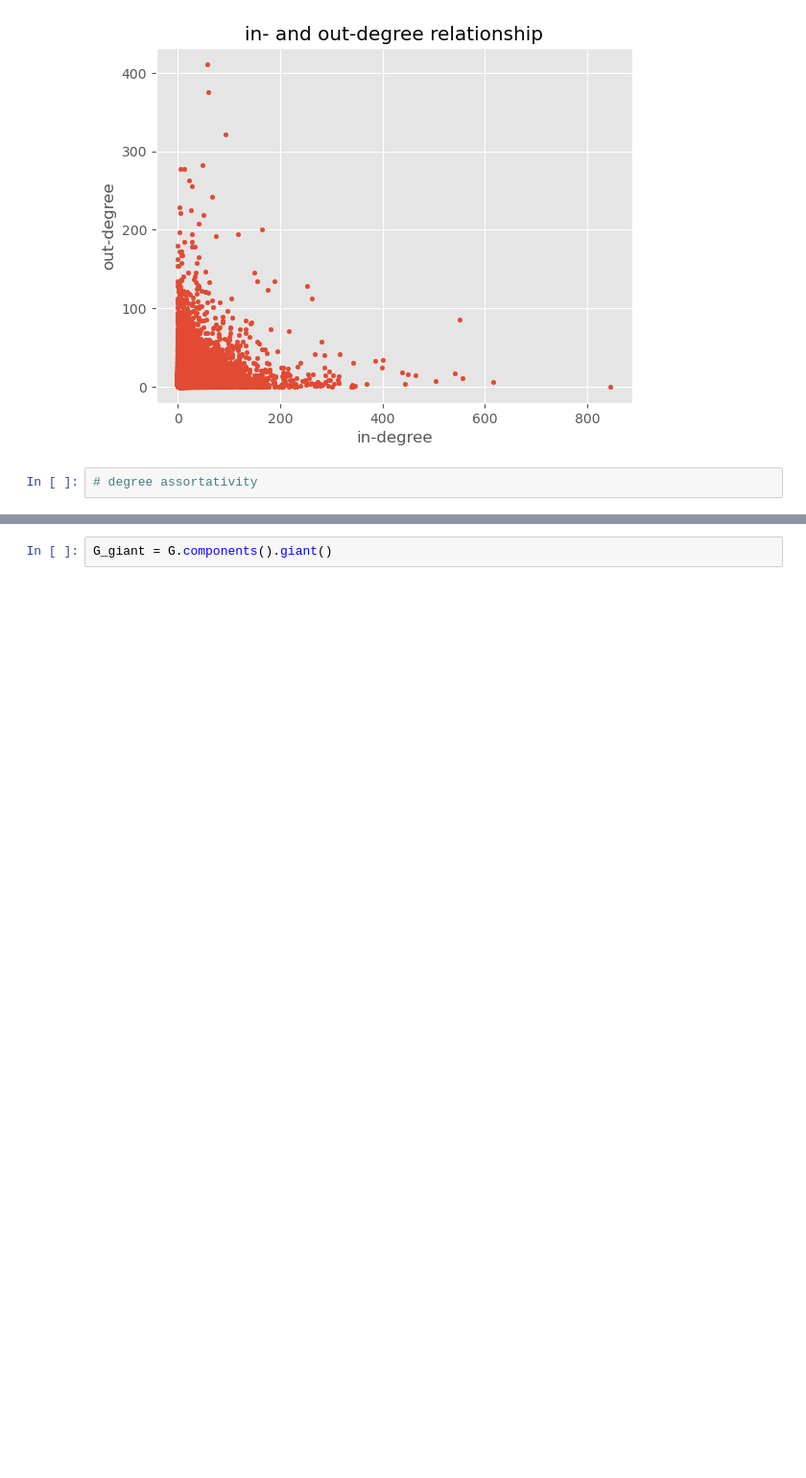
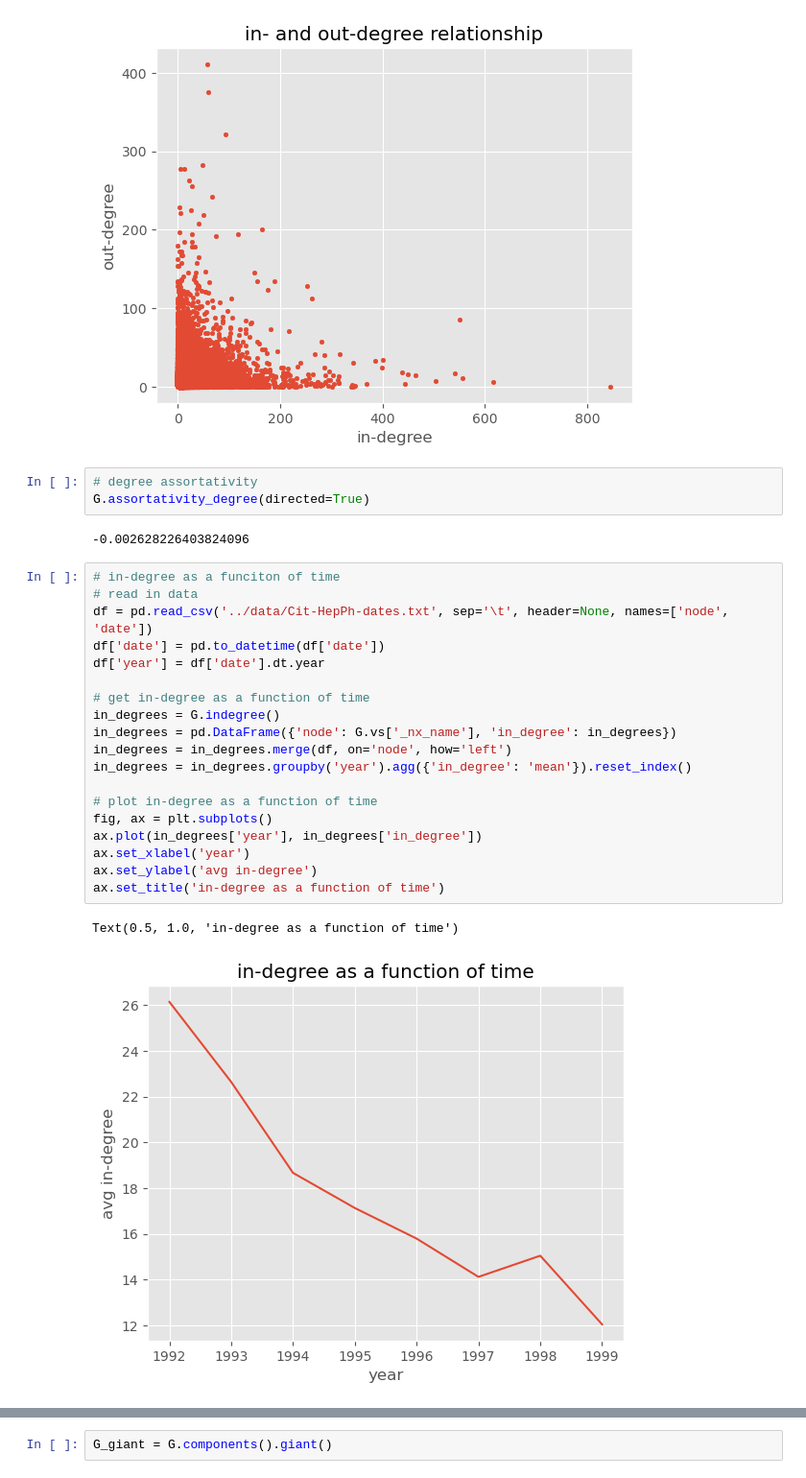
Before and after one commit to Marcus-Friis/research-project, a Jupyter notebook: notebooks/dataanalysis.ipynb, the cells around one changed output, grey strips where cells are left out. Shown at 96% size. Cells and saved outputs as stored; diff of their text form; blank space fills up the shorter version.

```diff
--- a/notebooks/dataanalysis.ipynb
+++ b/notebooks/dataanalysis.ipynb
@@ -120,5 +120,30 @@ Text(0, 0.5, 'out-degree')
 [figure]
 # %%
 # degree assortativity
+G.assortativity_degree(directed=True)
+# %% [output]
+-0.002628226403824096
+# %%
+# in-degree as a funciton of time
+# read in data
+df = pd.read_csv('../data/Cit-HepPh-dates.txt', sep='\t', header=None, names=['node', 'date'])
+df['date'] = pd.to_datetime(df['date'])
+df['year'] = df['date'].dt.year
+
+# get in-degree as a function of time
+in_degrees = G.indegree()
+in_degrees = pd.DataFrame({'node': G.vs['_nx_name'], 'in_degree': in_degrees})
+in_degrees = in_degrees.merge(df, on='node', how='left')
+in_degrees = in_degrees.groupby('year').agg({'in_degree': 'mean'}).reset_index()
+
+# plot in-degree as a function of time
+fig, ax = plt.subplots()
+ax.plot(in_degrees['year'], in_degrees['in_degree'])
+ax.set_xlabel('year')
+ax.set_ylabel('avg in-degree')
+ax.set_title('in-degree as a function of time')
+# %% [output]
+Text(0.5, 1.0, 'in-degree as a function of time')
+[figure, added]
 # %% [markdown]
 # Relevant distributions
```
Also changed, not shown: parts of 9 cells of this notebook.
